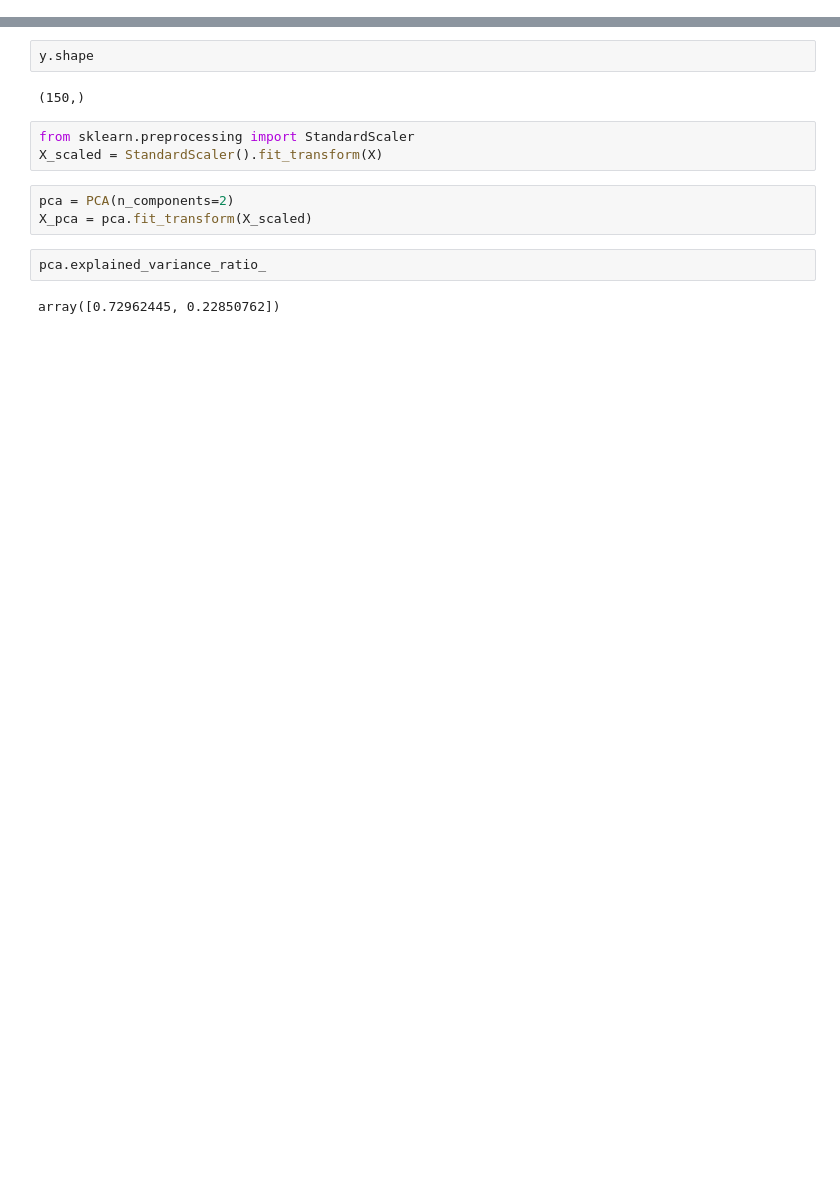
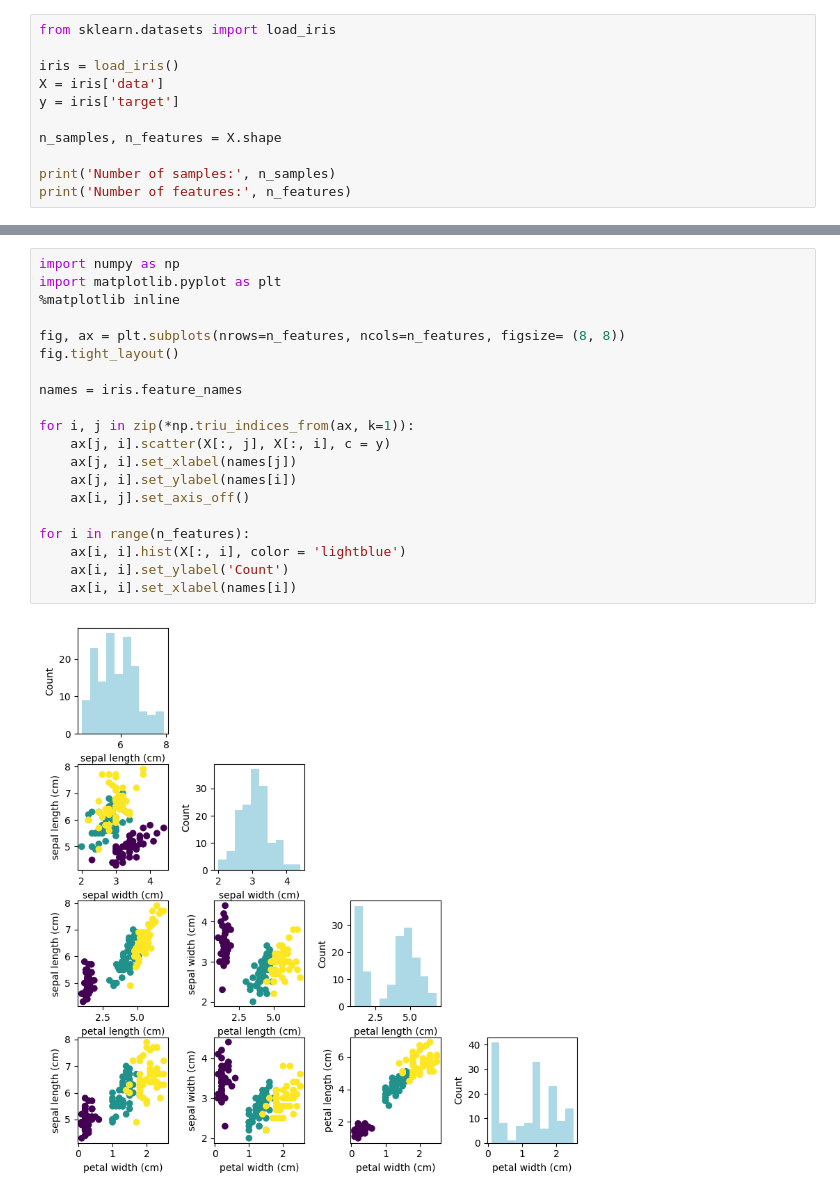
Before and after one commit to Jai-Keshav-Sharma/ML_from_scratch, a Jupyter notebook: PCA.ipynb, the cells around one changed output, grey strips where cells are left out. Drawn from its saved outputs; the diff is of its cells as text; blank space fills up the shorter version.

```diff
--- a/PCA.ipynb
+++ b/PCA.ipynb
@@ -12,0 +3,11 @@ y = data.target
+# %%
+from sklearn.datasets import load_iris
+
+iris = load_iris()
+X = iris['data']
+y = iris['target']
+
+n_samples, n_features = X.shape
+
+print('Number of samples:', n_samples)
+print('Number of features:', n_features)
@@ -17,14 +37,22 @@ X.shape
-# %%
-y.shape
-# %% [output]
-(150,)
-# %%
-from sklearn.preprocessing import StandardScaler
-X_scaled = StandardScaler().fit_transform(X)
-# %%
-pca = PCA(n_components=2)
-X_pca = pca.fit_transform(X_scaled)
-# %%
-pca.explained_variance_ratio_
-# %% [output]
-array([0.72962445, 0.22850762])
+# %%
+import numpy as np
+import matplotlib.pyplot as plt
+%matplotlib inline
+
+fig, ax = plt.subplots(nrows=n_features, ncols=n_features, figsize= (8, 8))
+fig.tight_layout()
+
+names = iris.feature_names
+
+for i, j in zip(*np.triu_indices_from(ax, k=1)):
+    ax[j, i].scatter(X[:, j], X[:, i], c = y)
+    ax[j, i].set_xlabel(names[j])
+    ax[j, i].set_ylabel(names[i])
+    ax[i, j].set_axis_off()
+
+for i in range(n_features):
+    ax[i, i].hist(X[:, i], color = 'lightblue')
+    ax[i, i].set_ylabel('Count')
+    ax[i, i].set_xlabel(names[i])
+# %% [output]
+[figure, added]
```
Also changed, not shown: parts of 20 cells of this notebook.
